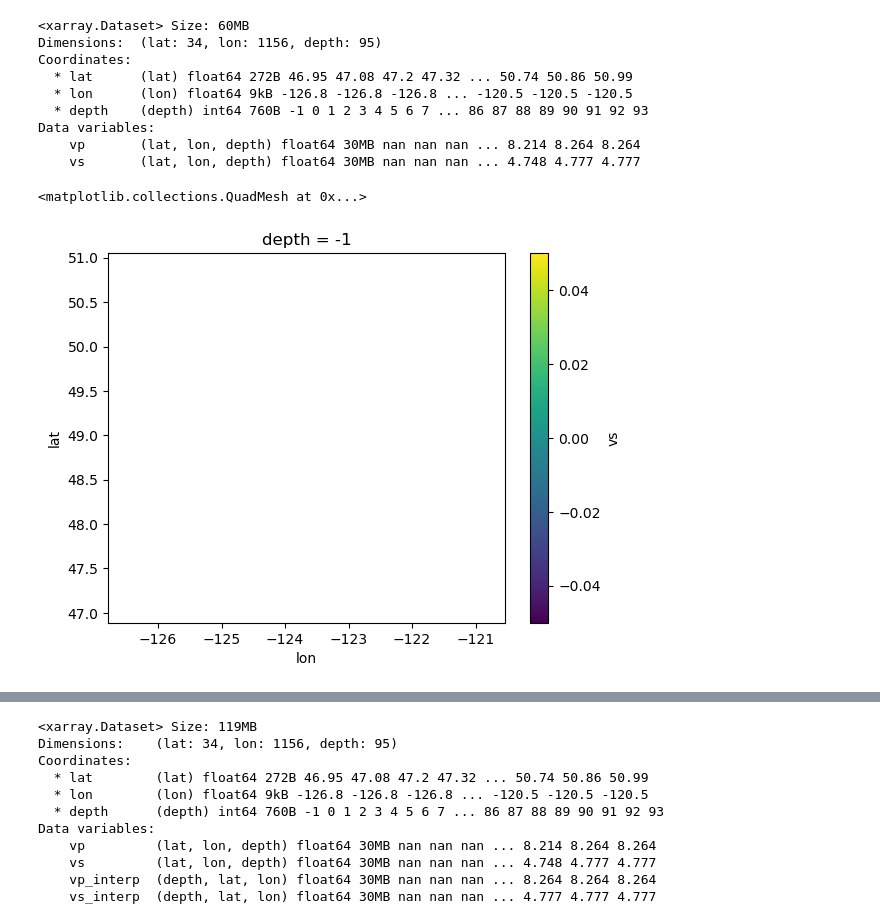
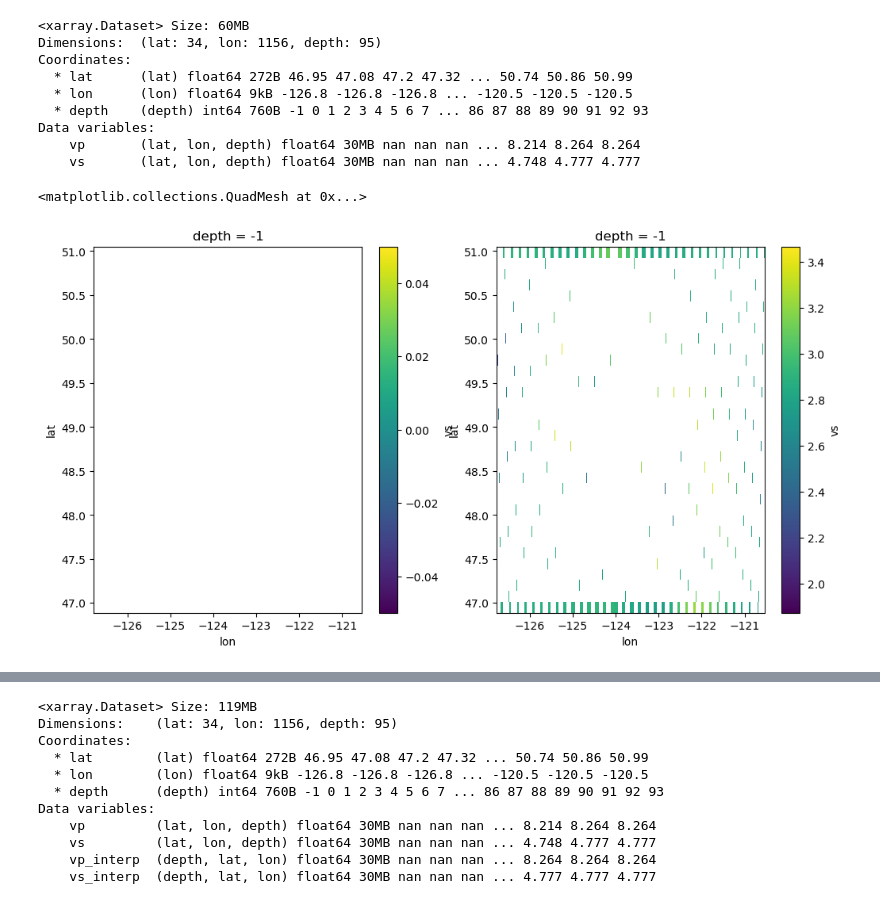
Before and after one commit to papinlois/sw4, a Jupyter notebook: project/NonLinLoc/VelModel_NLLoc.ipynb, the cells around one changed output, grey strips where cells are left out. Saved outputs shown, nothing was run; the diff lists cells and outputs as text; code cells hidden in the pictures.

```diff
--- a/project/NonLinLoc/VelModel_NLLoc.ipynb
+++ b/project/NonLinLoc/VelModel_NLLoc.ipynb
@@ -270,7 +256,12 @@ Data variables:
     vp       (lat, lon, depth) float64 30MB nan nan nan ... 8.214 8.264 8.264
     vs       (lat, lon, depth) float64 30MB nan nan nan ... 4.748 4.777 4.777
 # %%
+# Did the interpolation worked on a new depth value
+plt.figure(figsize=(12, 6))
+plt.subplot(121)
 ds.sel(depth=depth_min).vs.plot()
+plt.subplot(122)
+ds_interp.sel(depth=depth_min).vs.plot()
 # %% [output]
 <matplotlib.collections.QuadMesh at 0x...>
-[figure, old version]
+[figure, new version]
```
Also changed, not shown: parts of 14 cells of this notebook, 2 other files.
